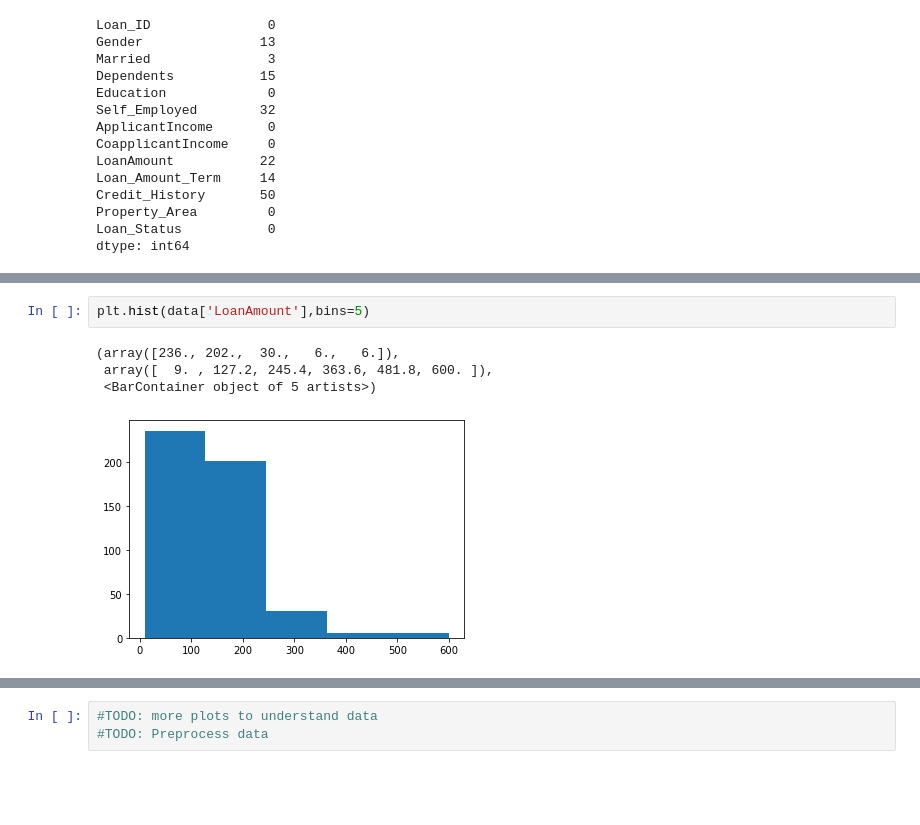
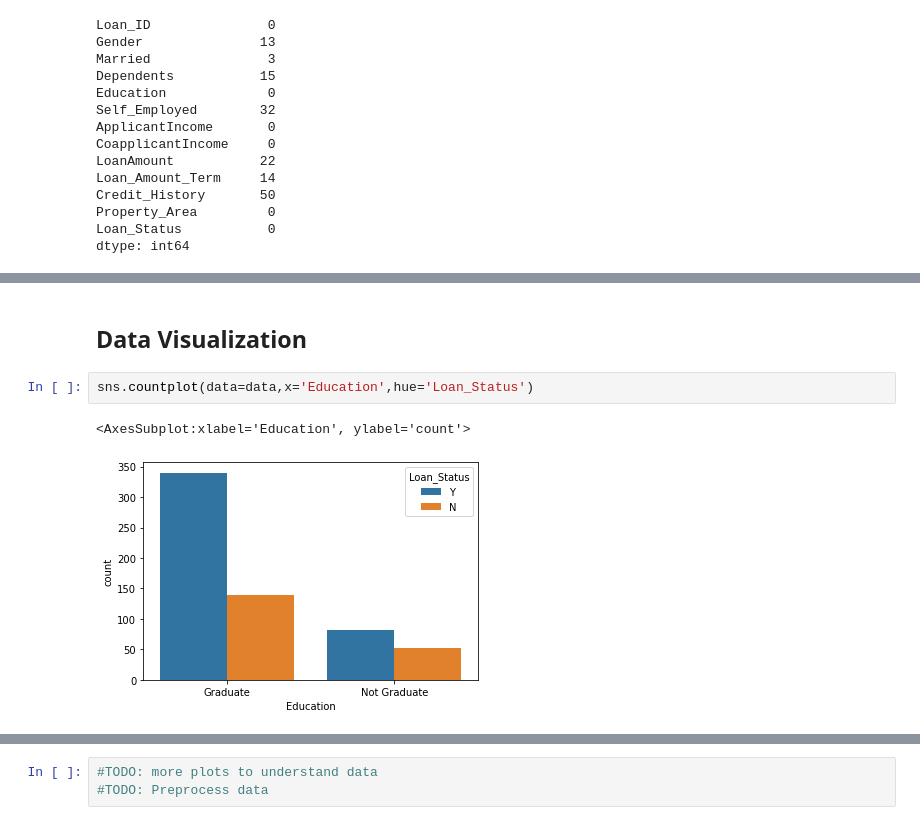
Before and after one commit to azizamari/loan_status, a Jupyter notebook: loan_status_model.ipynb, the cells around one changed output, grey strips where cells are left out. Drawn from its saved outputs; the diff is of its cells as text; blank space fills up the shorter version.

Commit message:
Visualize some relationships and organise the notebook

```diff
--- a/loan_status_model.ipynb
+++ b/loan_status_model.ipynb
@@ -130,7 +120,7 @@ data['Gender'].value_counts().plot(kind='pie')
-# %%
-plt.hist(data['LoanAmount'],bins=5)
-# %% [output]
-(array([236., 202.,  30.,   6.,   6.]),
- array([  9. , 127.2, 245.4, 363.6, 481.8, 600. ]),
- <BarContainer object of 5 artists>)
-[figure, removed]
+# %% [markdown]
+## Data Visualization
+# %%
+sns.countplot(data=data,x='Education',hue='Loan_Status')
+# %% [output]
+<AxesSubplot:xlabel='Education', ylabel='count'>
+[figure, added]
```
Also changed, not shown: parts of 15 cells of this notebook.
